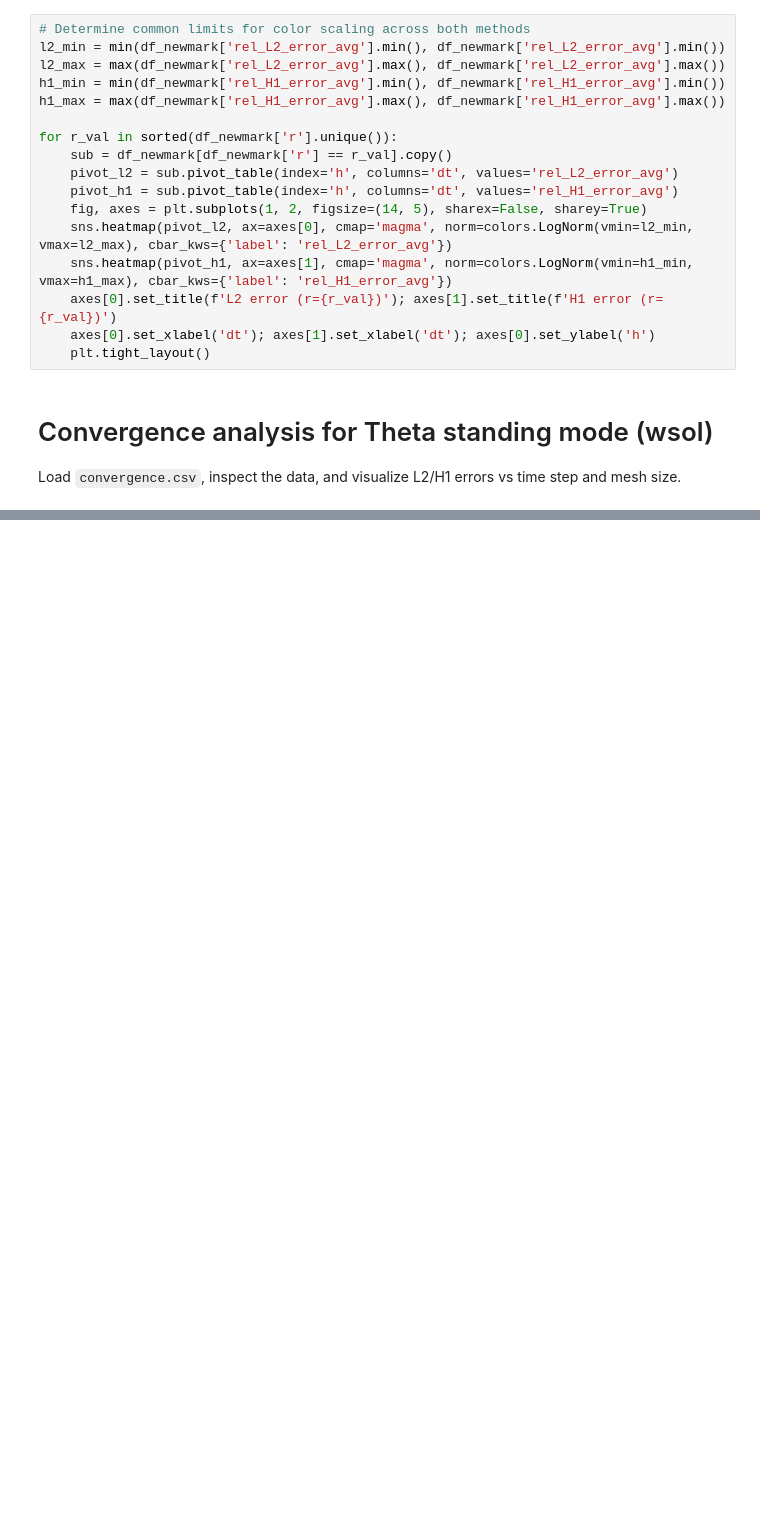
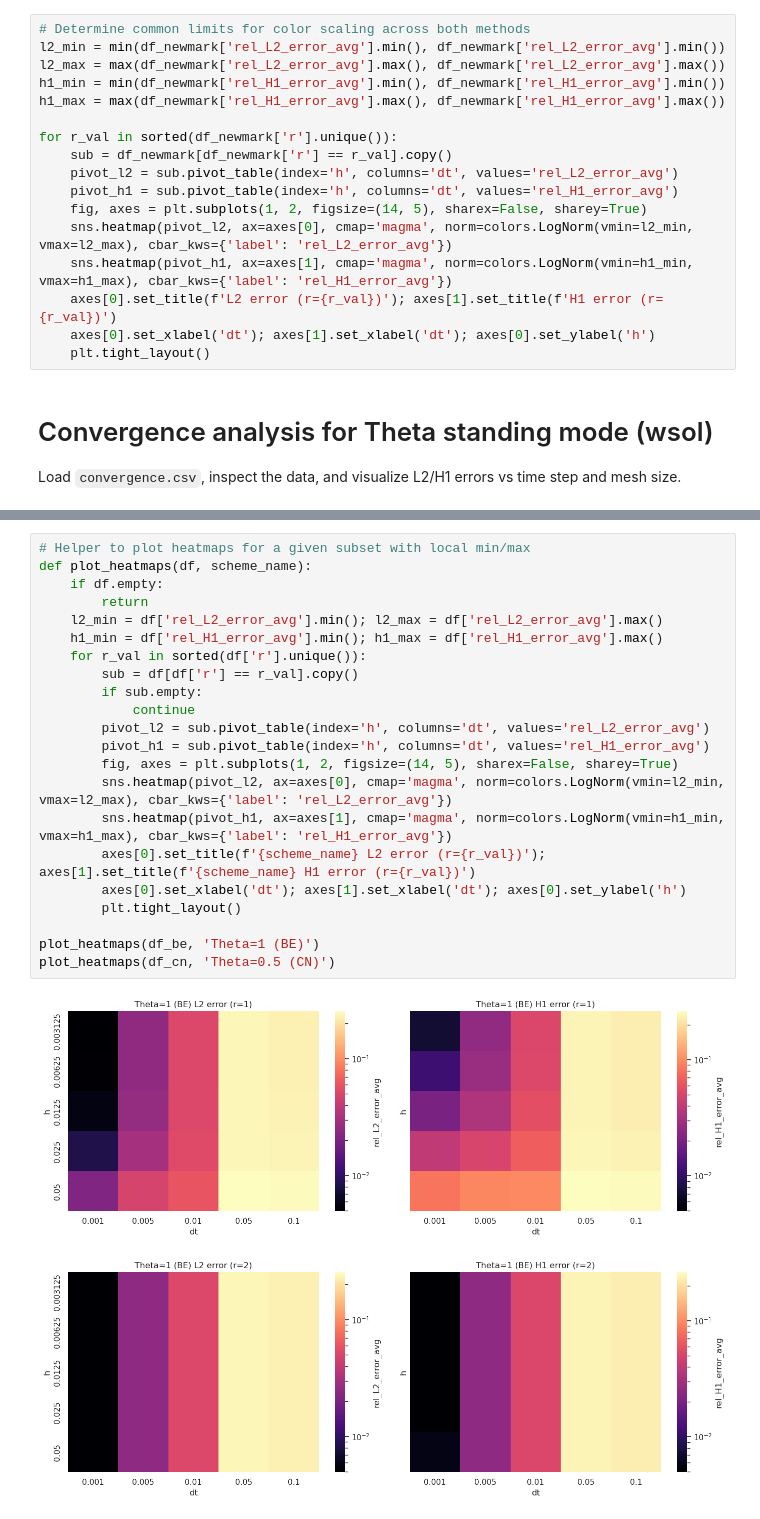
Before and after one commit to AlessandroGhiotto/nmpde-wave-equation, a Jupyter notebook: Analysis/convergence_analysis.ipynb, the cells around one changed output, grey strips where cells are left out. Drawn from its saved outputs; the diff is of its cells as text; blank space fills up the shorter version.

```diff
--- a/Analysis/convergence_analysis.ipynb
+++ b/Analysis/convergence_analysis.ipynb
@@ -110,0 +107,25 @@ for r_val in sorted(df_theta['r'].unique()):
+# %%
+# Helper to plot heatmaps for a given subset with local min/max
+def plot_heatmaps(df, scheme_name):
+    if df.empty:
+        return
+    l2_min = df['rel_L2_error_avg'].min(); l2_max = df['rel_L2_error_avg'].max()
+    h1_min = df['rel_H1_error_avg'].min(); h1_max = df['rel_H1_error_avg'].max()
+    for r_val in sorted(df['r'].unique()):
+        sub = df[df['r'] == r_val].copy()
+        if sub.empty:
+            continue
+        pivot_l2 = sub.pivot_table(index='h', columns='dt', values='rel_L2_error_avg')
+        pivot_h1 = sub.pivot_table(index='h', columns='dt', values='rel_H1_error_avg')
+        fig, axes = plt.subplots(1, 2, figsize=(14, 5), sharex=False, sharey=True)
+        sns.heatmap(pivot_l2, ax=axes[0], cmap='magma', norm=colors.LogNorm(vmin=l2_min, vmax=l2_max), cbar_kws={'label': 'rel_L2_error_avg'})
+        sns.heatmap(pivot_h1, ax=axes[1], cmap='magma', norm=colors.LogNorm(vmin=h1_min, vmax=h1_max), cbar_kws={'label': 'rel_H1_error_avg'})
+        axes[0].set_title(f'{scheme_name} L2 error (r={r_val})'); axes[1].set_title(f'{scheme_name} H1 error (r={r_val})')
+        axes[0].set_xlabel('dt'); axes[1].set_xlabel('dt'); axes[0].set_ylabel('h')
+        plt.tight_layout()
+
+plot_heatmaps(df_be, 'Theta=1 (BE)')
+plot_heatmaps(df_cn, 'Theta=0.5 (CN)')
+# %% [output]
+[figure, added]
+[figure, added]
```
Also changed, not shown: parts of 7 cells of this notebook, 5 other files.
